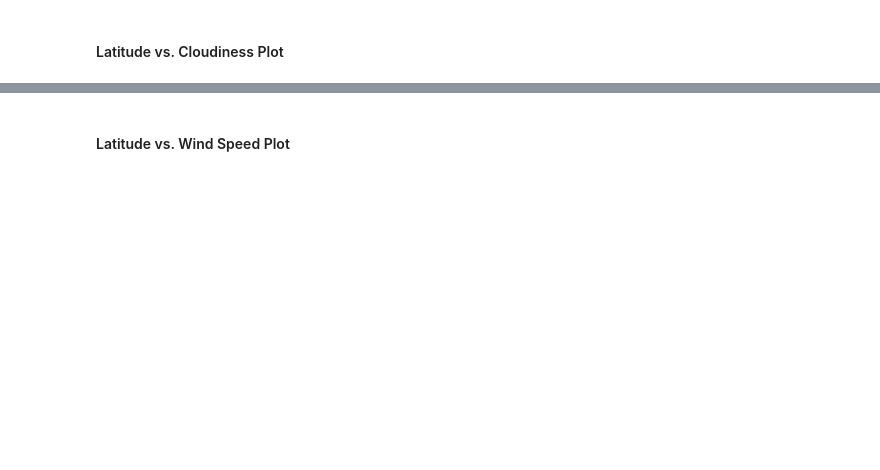
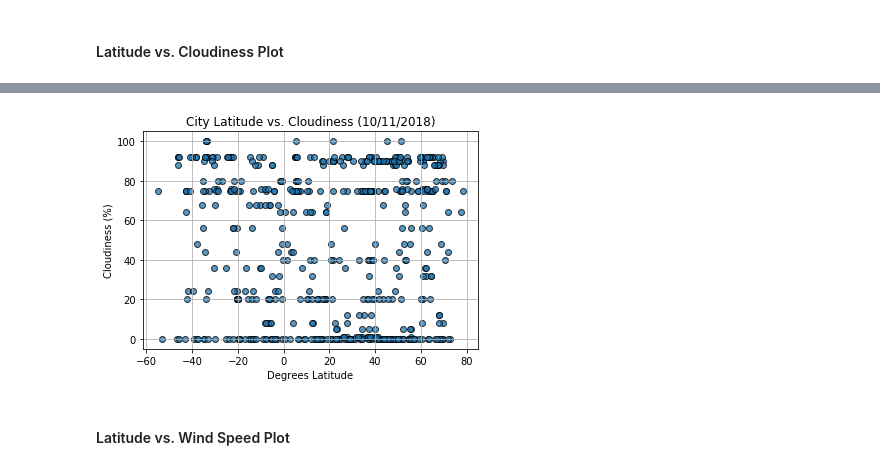
Before and after one commit to sellis4536/Homework06, a Jupyter notebook: WeatherPy_working.ipynb, the cells around one changed output, grey strips where cells are left out. Saved outputs shown, nothing was run; the diff lists cells and outputs as text; code cells hidden in the pictures; blank space fills up the shorter version.

```diff
--- a/WeatherPy_working.ipynb
+++ b/WeatherPy_working.ipynb
@@ -240,2 +266,14 @@ dtype: int64
+# %%
+# Plot #3, Lat x Cloudiness.  use plt. functions to create and control plot line by line
+plt.scatter(weather_data_df['Lat'], weather_data_df['Cloudiness'],
+            edgecolors = 'black',
+            alpha = 0.75) #, weather_data_df['max temp'] *10, alpha = 1.0)
+plt.title("City Latitude vs. Cloudiness (10/11/2018)")
+plt.xlabel("Degrees Latitude")
+plt.ylabel("Cloudiness (%)")
+plt.grid()
+plt.show()
+# %% [output]
+[figure, added]
 # %% [markdown]
 #### Latitude vs. Wind Speed Plot
```
Also changed, not shown: parts of 16 cells of this notebook.
